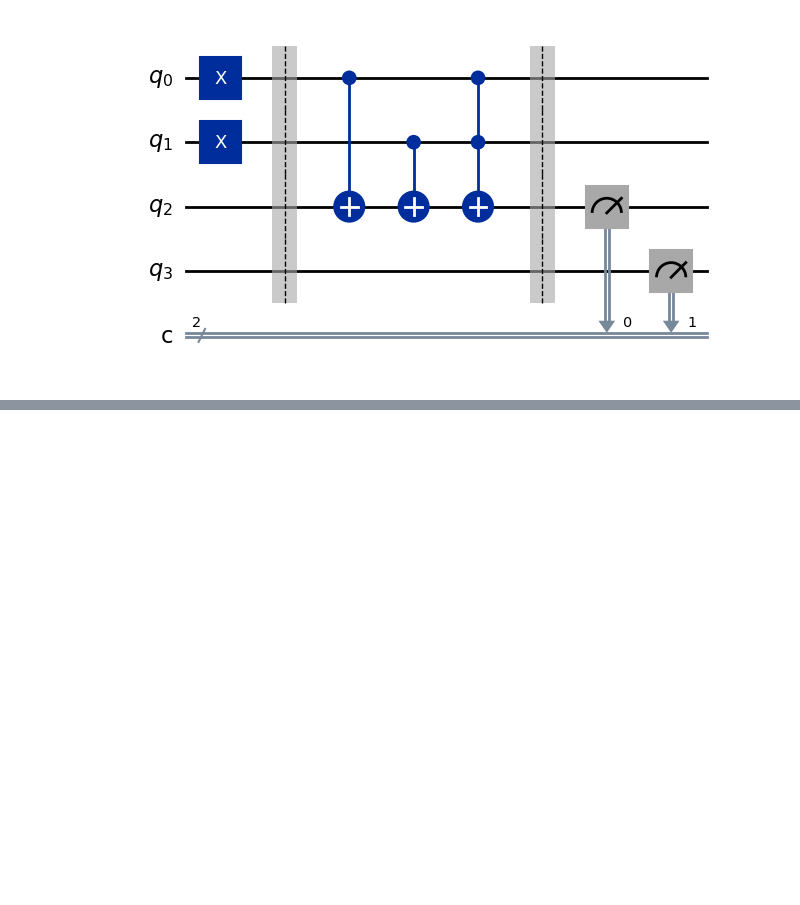
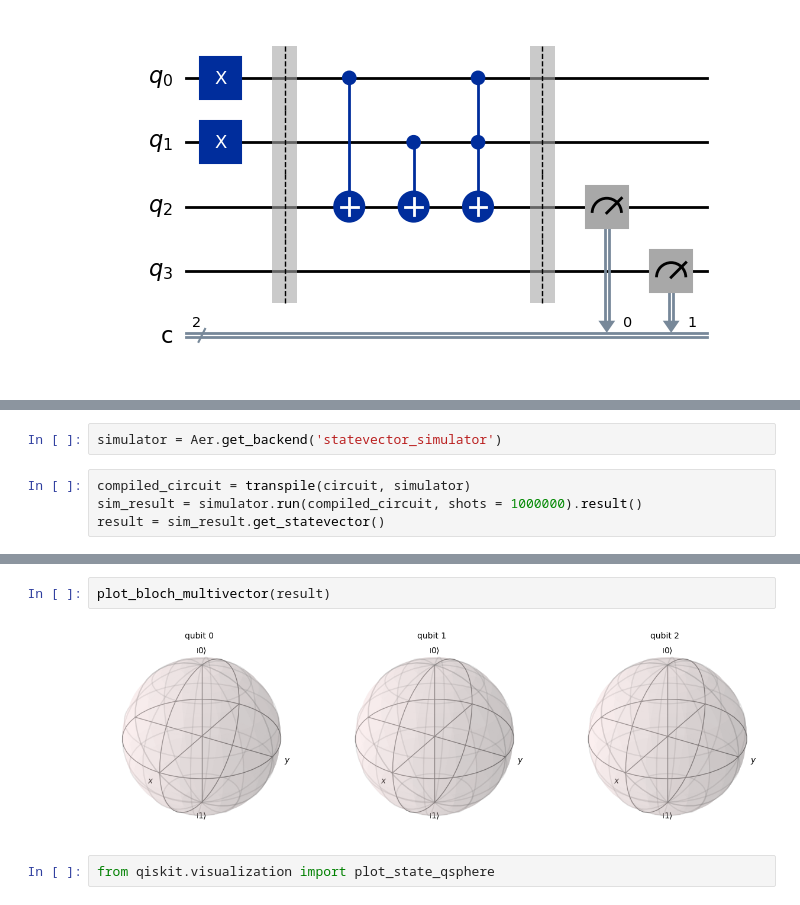
Before and after one commit to SAMANTA1401/Q_computing, a Jupyter notebook: qiskit/experiment.ipynb, the cells around one changed output, grey strips where cells are left out. Drawn from its saved outputs; the diff is of its cells as text; blank space fills up the shorter version.

```diff
--- a/qiskit/experiment.ipynb
+++ b/qiskit/experiment.ipynb
@@ -225,0 +265,6 @@ circuit.draw(output='mpl')
+# %%
+simulator = Aer.get_backend('statevector_simulator')
+# %%
+compiled_circuit = transpile(circuit, simulator)
+sim_result = simulator.run(compiled_circuit, shots = 1000000).result()
+result = sim_result.get_statevector()
@@ -225,0 +286,6 @@ circuit.draw(output='mpl')
+# %%
+plot_bloch_multivector(result)
+# %% [output]
+[figure, added]
+# %%
+from qiskit.visualization import plot_state_qsphere
```
Also changed, not shown: parts of 25 cells of this notebook.
